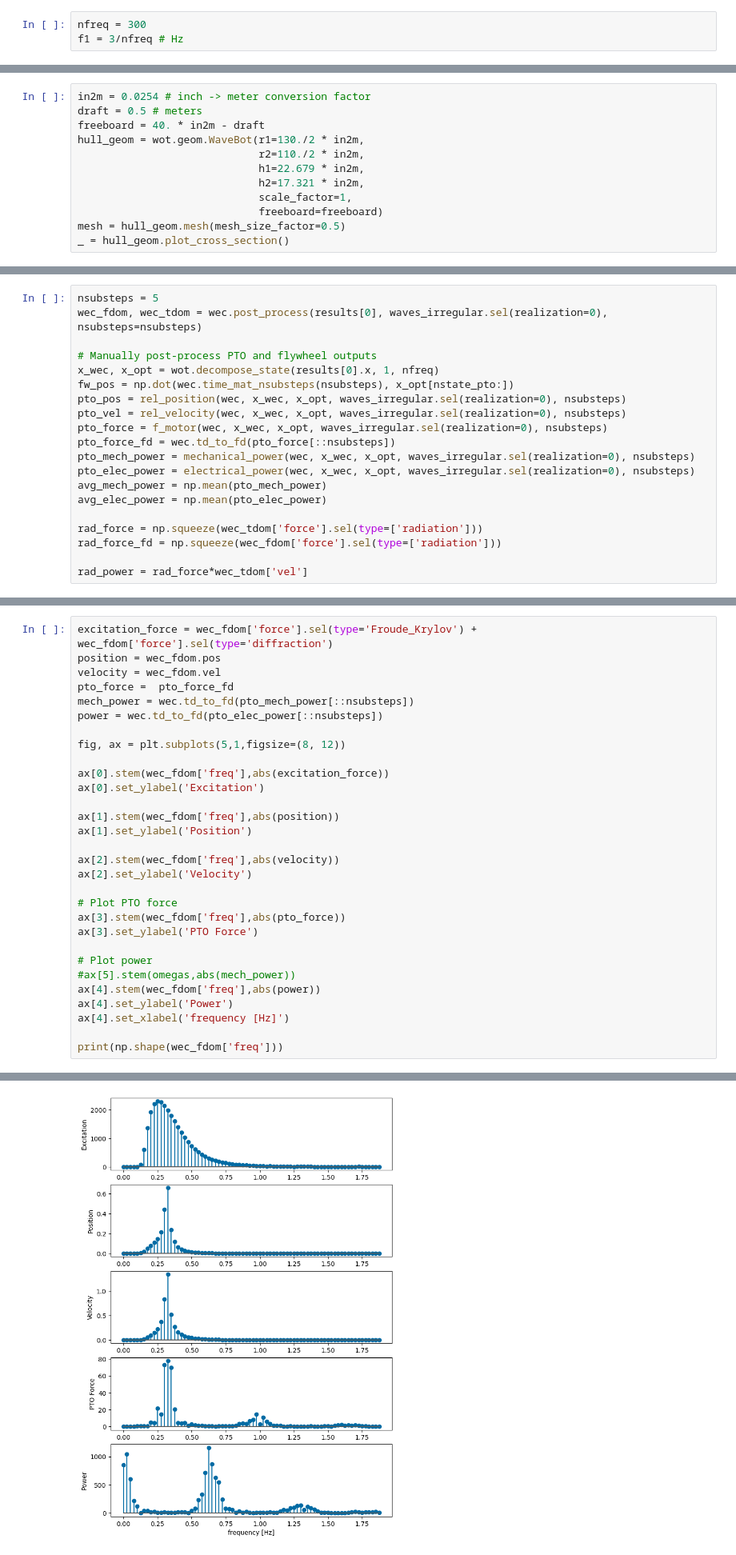
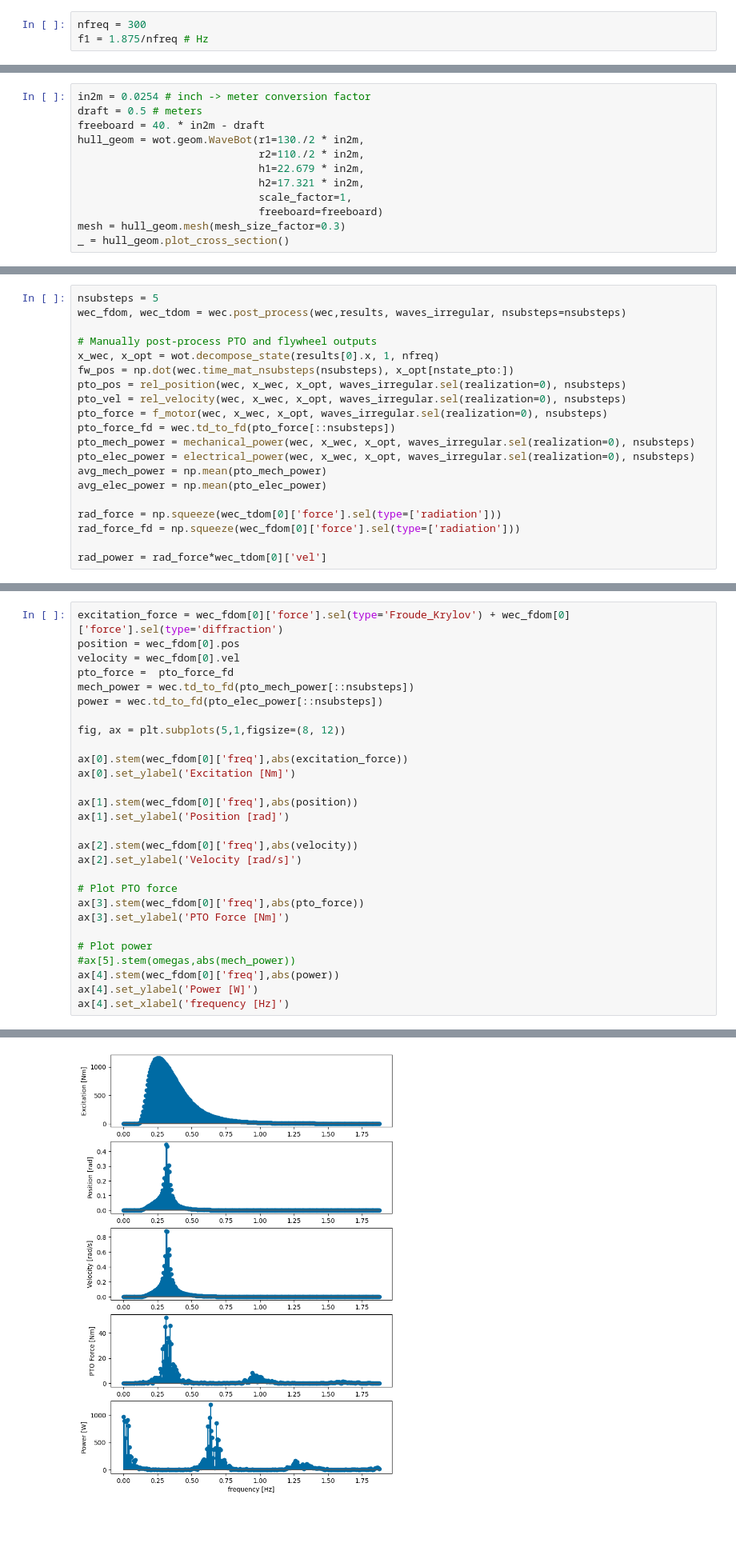
Before and after one commit to jtgrasb/WecOptTool, a Jupyter notebook: examples/tutorial_4_Pioneer.ipynb, the cells around one changed output, grey strips where cells are left out. Shown at 80% size. Saved outputs shown, nothing was run; the diff lists cells and outputs as text; blank space fills up the shorter version.

```diff
--- a/examples/tutorial_4_Pioneer.ipynb
+++ b/examples/tutorial_4_Pioneer.ipynb
@@ -79,7 +79,7 @@ Next, the number of realizations
 # show nrealization convergence
 # %%
 nfreq = 300
-f1 = 3/nfreq # Hz
+f1 = 1.875/nfreq # Hz
 # %%
 # regular
 amplitude = 0.15
@@ -123,7 +123,7 @@ hull_geom = wot.geom.WaveBot(r1=130./2 * in2m,
                              h2=17.321 * in2m,
                              scale_factor=1,
                              freeboard=freeboard)
-mesh = hull_geom.mesh(mesh_size_factor=0.5)
+mesh = hull_geom.mesh(mesh_size_factor=0.3)
 _ = hull_geom.plot_cross_section()
 # %% [output]
 [figure]
@@ -809,7 +805,7 @@ The solver is run 5 times (1 for each wave phase realization). Each of these pha
 ### 3.2 Post-process and plot
 # %%
 nsubsteps = 5
-wec_fdom, wec_tdom = wec.post_process(results[0], waves_irregular.sel(realization=0), nsubsteps=nsubsteps)
+wec_fdom, wec_tdom = wec.post_process(wec,results, waves_irregular, nsubsteps=nsubsteps)
 
 # Manually post-process PTO and flywheel outputs
 x_wec, x_opt = wot.decompose_state(results[0].x, 1, nfreq)
@@ -823,9 +819,9 @@ pto_elec_power = electrical_power(wec, x_wec, x_opt, waves_irregular.sel(realiza
 avg_mech_power = np.mean(pto_mech_power)
 avg_elec_power = np.mean(pto_elec_power)
 
-rad_force = np.squeeze(wec_tdom['force'].sel(type=['radiation']))
-rad_force_fd = np.squeeze(wec_fdom['force'].sel(type=['radiation']))
+rad_force = np.squeeze(wec_tdom[0]['force'].sel(type=['radiation']))
+rad_force_fd = np.squeeze(wec_fdom[0]['force'].sel(type=['radiation']))
 
-rad_power = rad_force*wec_tdom['vel']
+rad_power = rad_force*wec_tdom[0]['vel']
 # %%
 fig, ax = plt.subplots(nrows=4, sharex=True, figsize=(12, 12))
@@ -896,31 +892,29 @@ Text(0.5, 0, 'Time [s]')
 # %%
-excitation_force = wec_fdom['force'].sel(type='Froude_Krylov') + wec_fdom['force'].sel(type='diffraction')
-position = wec_fdom.pos
-velocity = wec_fdom.vel
+excitation_force = wec_fdom[0]['force'].sel(type='Froude_Krylov') + wec_fdom[0]['force'].sel(type='diffraction')
+position = wec_fdom[0].pos
+velocity = wec_fdom[0].vel
 pto_force =  pto_force_fd
 mech_power = wec.td_to_fd(pto_mech_power[::nsubsteps])
 power = wec.td_to_fd(pto_elec_power[::nsubsteps])
 
 fig, ax = plt.subplots(5,1,figsize=(8, 12))
 
-ax[0].stem(wec_fdom['freq'],abs(excitation_force))
-ax[0].set_ylabel('Excitation')
+ax[0].stem(wec_fdom[0]['freq'],abs(excitation_force))
+ax[0].set_ylabel('Excitation [Nm]')
 
-ax[1].stem(wec_fdom['freq'],abs(position))
-ax[1].set_ylabel('Position')
+ax[1].stem(wec_fdom[0]['freq'],abs(position))
+ax[1].set_ylabel('Position [rad]')
 
-ax[2].stem(wec_fdom['freq'],abs(velocity))
-ax[2].set_ylabel('Velocity')
+ax[2].stem(wec_fdom[0]['freq'],abs(velocity))
+ax[2].set_ylabel('Velocity [rad/s]')
 
 # Plot PTO force
-ax[3].stem(wec_fdom['freq'],abs(pto_force))
-ax[3].set_ylabel('PTO Force')
+ax[3].stem(wec_fdom[0]['freq'],abs(pto_force))
+ax[3].set_ylabel('PTO Force [Nm]')
 
 # Plot power
 #ax[5].stem(omegas,abs(mech_power))
-ax[4].stem(wec_fdom['freq'],abs(power))
-ax[4].set_ylabel('Power')
+ax[4].stem(wec_fdom[0]['freq'],abs(power))
+ax[4].set_ylabel('Power [W]')
 ax[4].set_xlabel('frequency [Hz]')
-
-print(np.shape(wec_fdom['freq']))
 # %% [output]
@@ -928,4 +922,4 @@ print(np.shape(wec_fdom['freq']))
-[figure, old version]
+[figure, new version]
 # %%
 #print(results)
 
```
Also changed, not shown: parts of 16 cells of this notebook, 3 other files.
